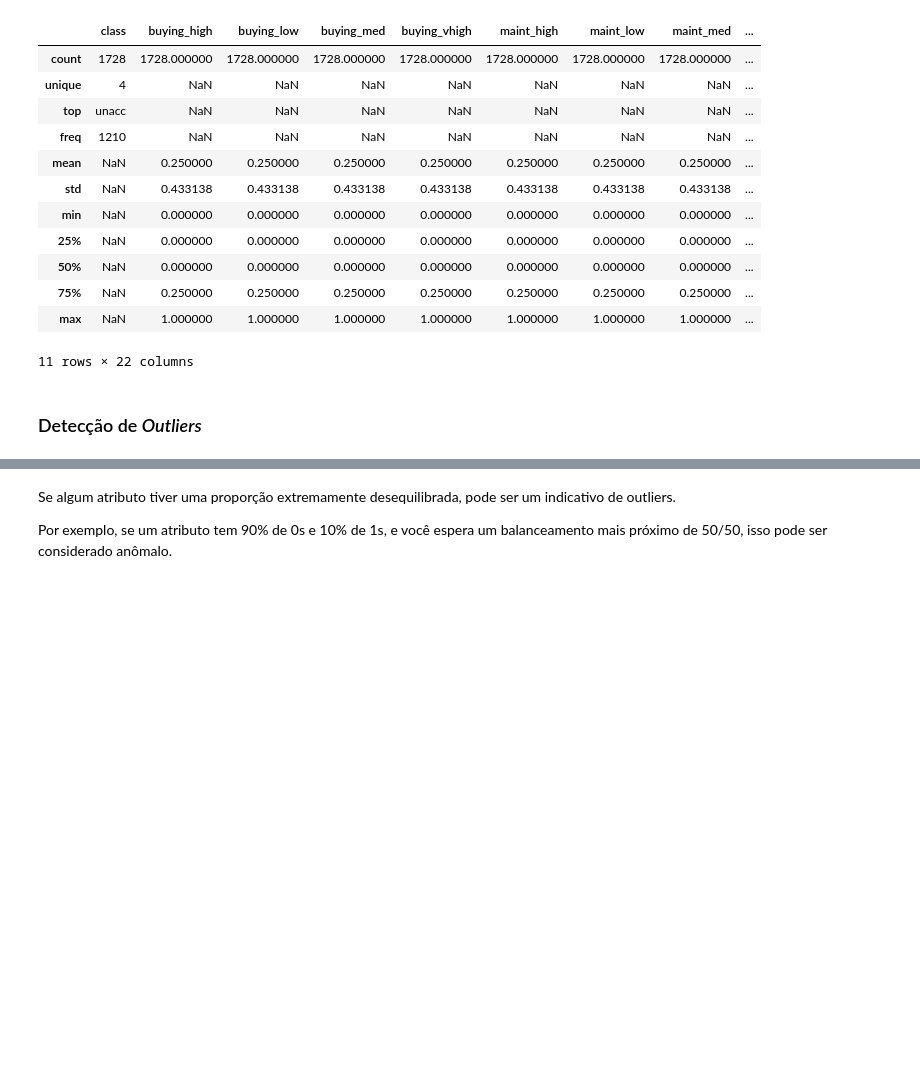
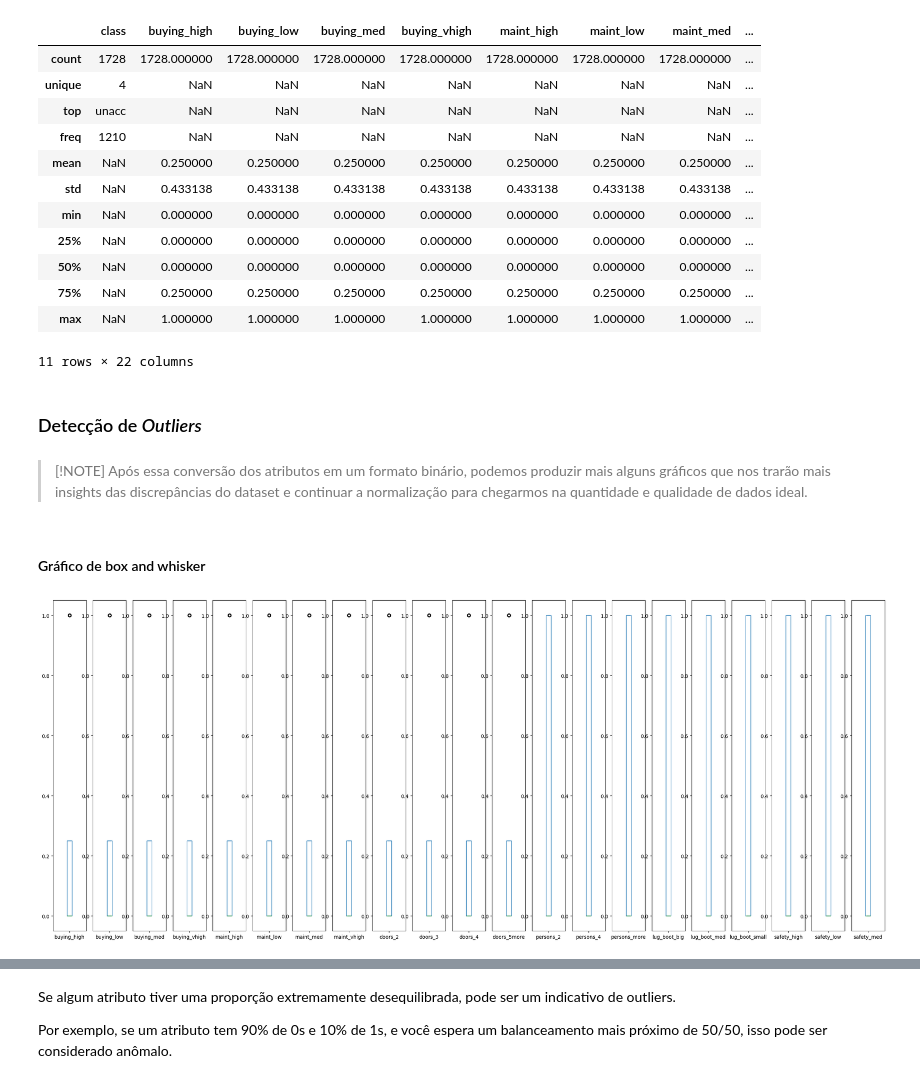
Before and after one commit to Leonardo-henriqu2/PI---5-v2, a Jupyter notebook: _cloud/machine-learning/notebooks/data_exploration.ipynb, the cells around one changed output, grey strips where cells are left out. Saved outputs shown, nothing was run; the diff lists cells and outputs as text; code cells hidden in the pictures; blank space fills up the shorter version.

```diff
--- a/_cloud/machine-learning/notebooks/data_exploration.ipynb
+++ b/_cloud/machine-learning/notebooks/data_exploration.ipynb
@@ -577,3 +589,15 @@ Estatísticas do DataFrame:
 11 rows × 22 columns
 # %% [markdown]
 ### Detecção de *Outliers*
+# %% [markdown]
+> [!NOTE]
+> Após essa conversão dos atributos em um formato binário, podemos produzir mais alguns gráficos que nos trarão mais insights das discrepâncias do dataset e continuar a normalização para chegarmos na quantidade e qualidade de dados ideal.
+# %% [markdown]
+#### Gráfico de box and whisker
+# %%
+df_without_class = df_encoded.drop(columns=['class'])
+
+df_without_class.plot(kind='box', subplots=True, layout=(21,21), figsize=(30, 300), sharex=False, sharey=False)
+plt.show()
+# %% [output]
+[figure, added]
```
Also changed, not shown: parts of 43 cells of this notebook, 2 other files.
